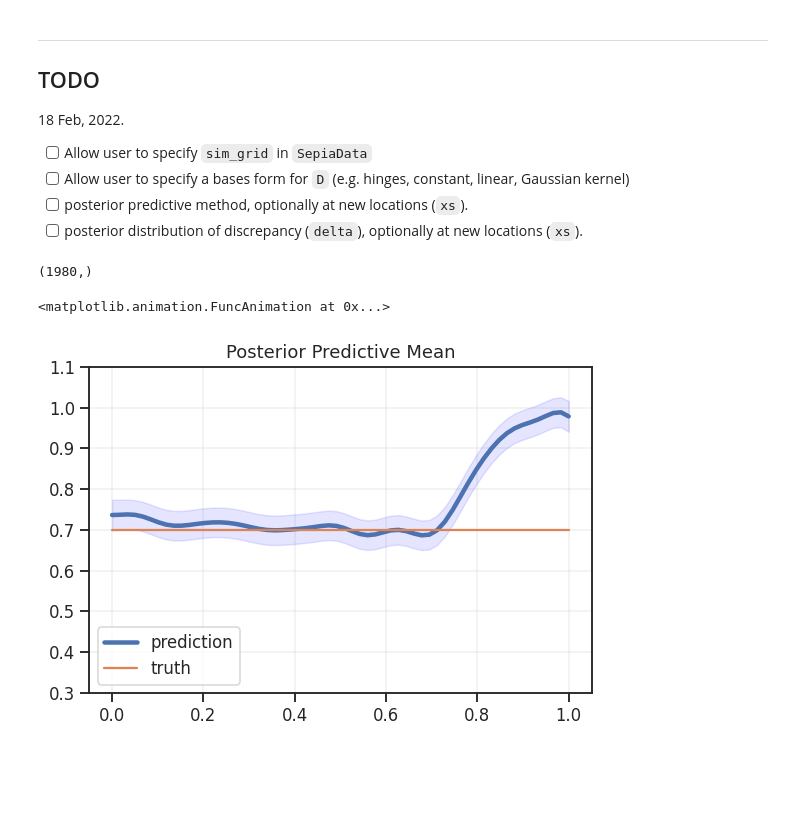
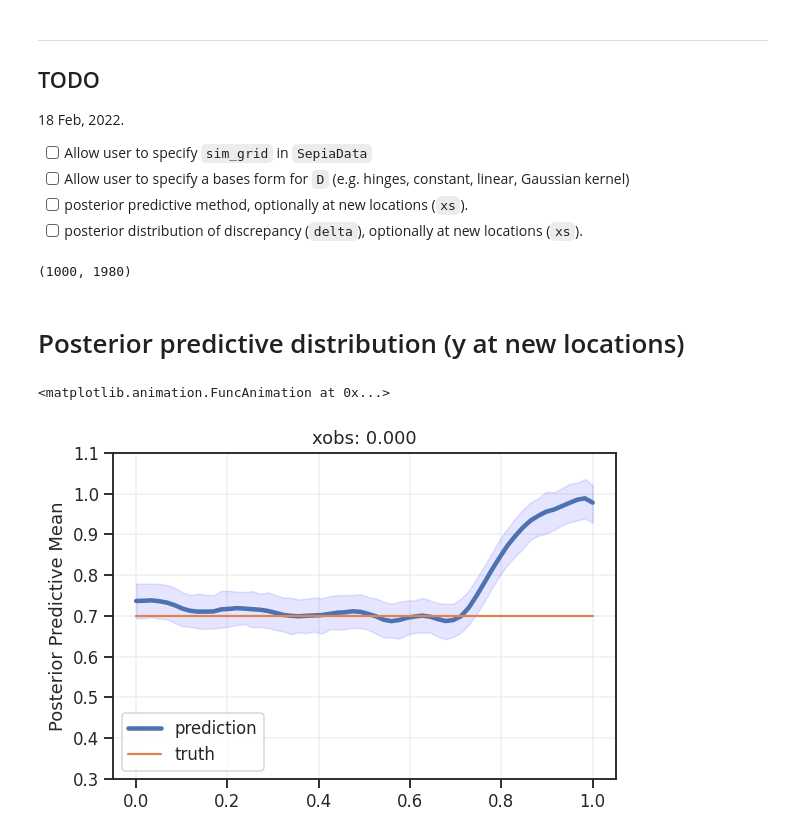
Before and after one commit to lanl/SEPIA, a Jupyter notebook: examples/emu-free-demo.ipynb, the cells around one changed output. Cells and saved outputs as stored; diff of their text form; code cells hidden in the pictures; blank space fills up the shorter version.

Commit message:
added predictions of y and Dv at new locations.

```diff
--- a/examples/emu-free-demo.ipynb
+++ b/examples/emu-free-demo.ipynb
@@ -213,2 +226,4 @@ def cov_fn(X):
+# %%
+post_y = np.stack([np.random.normal(p, samples['lam'][i]) for i, p in enumerate(post)])
 # %%
 # TODO: Need to do this for each posterior sample.
@@ -220,9 +235,9 @@ post = gp.posterior(X=xs, y=y, Xnew=xnew, cov_obs=cov_obs)
 # TODO: Need to do this for discrepancy only also.
 # Get by subtracting off eta.
 # %%
-post.mean.shape
+post.shape
 # %% [output]
-(1980,)
+(1000, 1980)
 # %%
 class Subset:
     def __init__(self, size):
@@ -238,7 +253,8 @@ def make_plotter(fig):
     subset = Subset(sim_gridsize)
 
     def plotter(i, x):
-        mean = subset.get(post.mean, i)
+        p = subset.get
+        mean = subset.get(post_y.mean(0), i)
 
         if x in xs.tolist():
             j = np.argwhere(xs == x).flatten()[0]
@@ -247,9 +263,8 @@ def make_plotter(fig):
         plt.plot(sim_grid, mean, lw=3, label="prediction")
         plt.plot(sim_grid, eta(x, theta) + delta(x, a=a), label="truth")
 
-        s = np.sqrt(np.diag(post.cov))
-        lower = mean - 2 * subset.get(s, i)
-        upper = mean + 2 * subset.get(s, i)
+        lower = subset.get(np.quantile(post_y, 0.025, 0), i)
+        upper = subset.get(np.quantile(post_y, 0.975, 0), i)
         plt.fill_between(sim_grid, lower, upper, alpha=0.1, color="blue")
         plt.ylim(0.3, 1.1)
         plt.title(f"xobs: {x[0]:.3f}")
@@ -257,41 +272,52 @@ def make_plotter(fig):
 
     return plotter
 
-# fig = plt.figure(figsize=(16, 16))
-# plotter = make_plotter(fig)
-# for i, x in enumerate(xnew):
-#     plt.subplot(6, 6, i + 1)
-#     plotter(i, x)
-# plt.tight_layout()
-# plt.show()
+def make_delta_plotter(fig):
+    subset = Subset(sim_gridsize)
 
-# TODO: predict the discrepancy at new locations.
+    def plotter(i, x):
+        mean = subset.get(post_delta.mean(0), i)
+
+        plt.plot(sim_grid, mean, lw=3, label="prediction")
+        plt.plot(sim_grid, delta(x, a=a), label="truth")
+
+        lower = subset.get(np.quantile(post_delta, 0.025, 0), i)
+        upper = subset.get(np.quantile(post_delta, 0.975, 0), i)
+        plt.fill_between(sim_grid, lower, upper, alpha=0.1, color="blue")
+        plt.ylim(-0.3, 0.3)
+        plt.title(f"xobs: {x[0]:.3f}")
+        plt.ylabel("discrepancy")
+        plt.legend(loc="lower left")
+
+    return plotter
+# %% [markdown]
+# Posterior predictive distribution (y at new locations)
 # %%
 from matplotlib import animation
 # plt.rcParams["animation.html"] = "jshtml"
 plt.rcParams["animation.html"] = "html5"
 orig_dpi = 72
 plt.rcParams['figure.dpi'] = orig_dpi * 1.5
 
 fig, ax = plt.subplots();
 plotter = make_plotter(fig)
 
 def animate(t):
     plt.cla();
     plotter(t, xnew[t]);
     plt.grid(lw=0.3);
-    plt.title("Posterior Predictive Mean")
+    plt.ylabel("Posterior Predictive Mean")
 
 def make_reversing_frames(n):
     frames = np.arange(n)
     return np.concatenate([frames, frames[::-1]])
 
 frames = make_reversing_frames(len(xnew))
 anim = animation.FuncAnimation(fig, animate, frames=frames, interval=120)
 plt.rcParams['figure.dpi'] = orig_dpi
 
 # NOTE: This video cannot be viewed on GitHub, but you can view it on nbviewer.
 anim
 # %% [output]
 <matplotlib.animation.FuncAnimation at 0x...>
-[figure, old version]
+[figure, new version]
```
Also changed, not shown: parts of 7 cells of this notebook.
